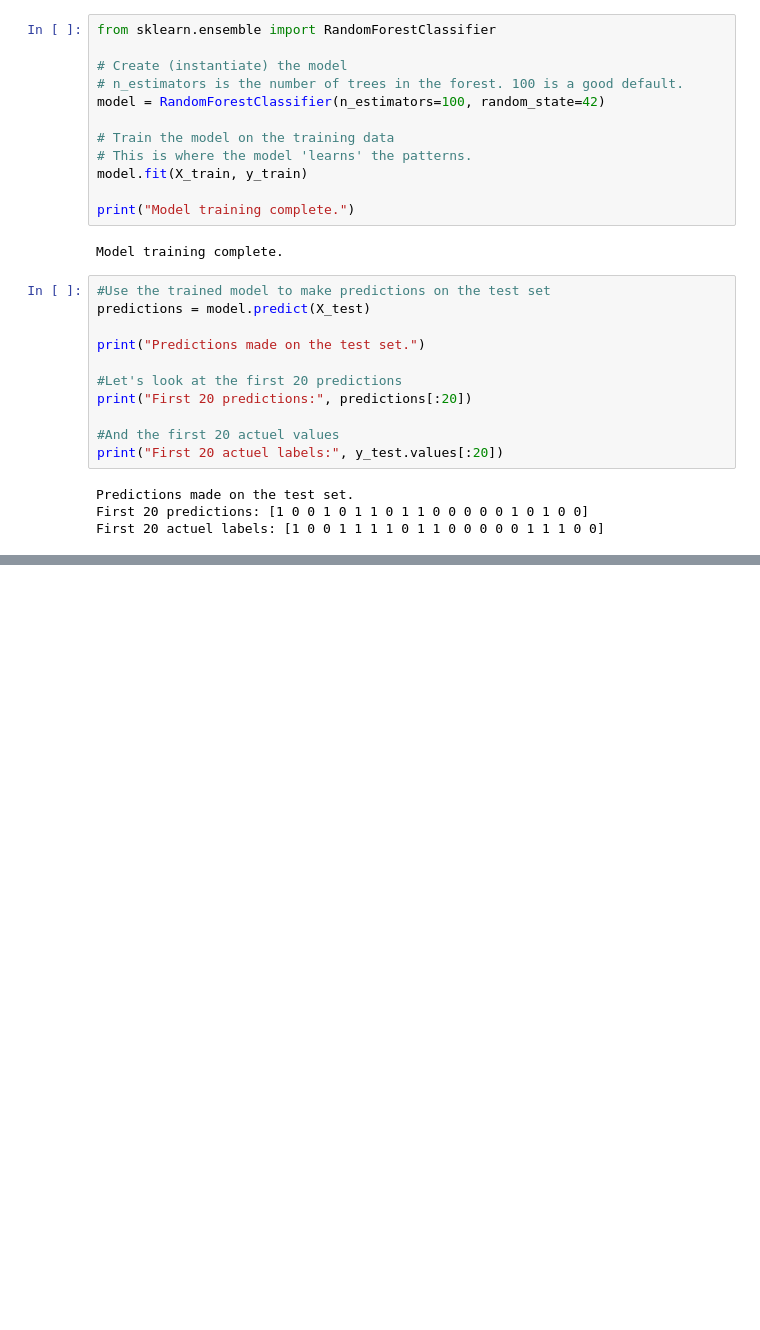
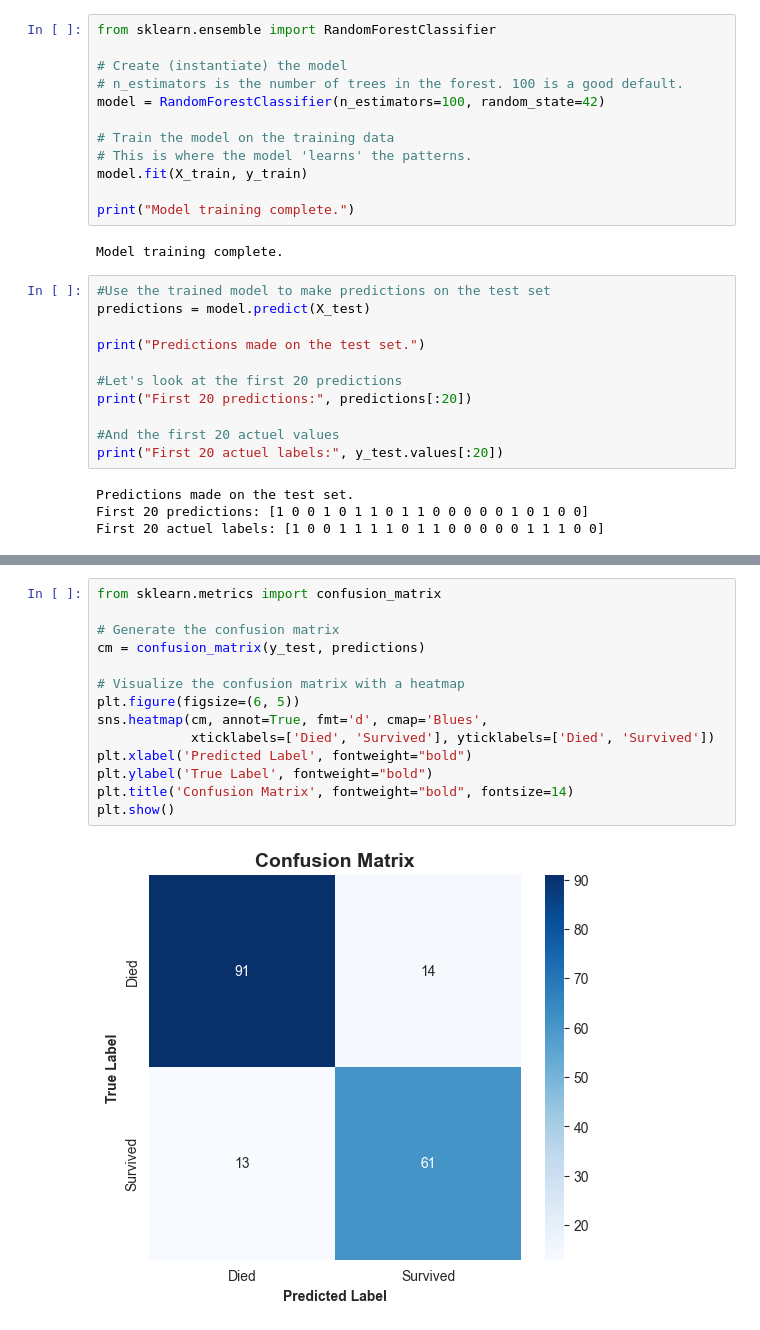
Before and after one commit to KerimGurbaz/titanic-survival-prediction, a Jupyter notebook: notebooks/titanic_analysis.ipynb, the cells around one changed output, grey strips where cells are left out. Cells and saved outputs as stored; diff of their text form; blank space fills up the shorter version.

```diff
--- a/notebooks/titanic_analysis.ipynb
+++ b/notebooks/titanic_analysis.ipynb
@@ -434,0 +446,16 @@ First 20 actuel labels: [1 0 0 1 1 1 1 0 1 1 0 0 0 0 0 1 1 1 0 0]
+# %%
+from sklearn.metrics import confusion_matrix
+
+# Generate the confusion matrix
+cm = confusion_matrix(y_test, predictions)
+
+# Visualize the confusion matrix with a heatmap
+plt.figure(figsize=(6, 5))
+sns.heatmap(cm, annot=True, fmt='d', cmap='Blues',
+            xticklabels=['Died', 'Survived'], yticklabels=['Died', 'Survived'])
+plt.xlabel('Predicted Label', fontweight="bold")
+plt.ylabel('True Label', fontweight="bold")
+plt.title('Confusion Matrix', fontweight="bold", fontsize=14)
+plt.show()
+# %% [output]
+[figure, added]
```
Also changed, not shown: parts of 5 cells of this notebook.
